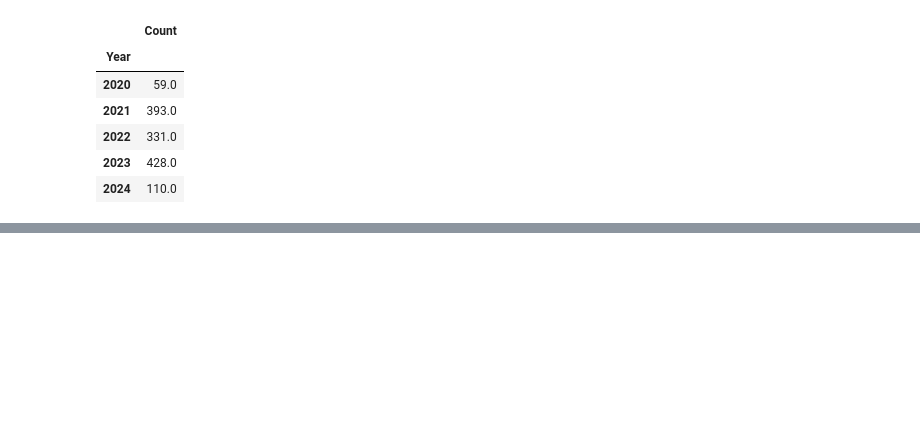
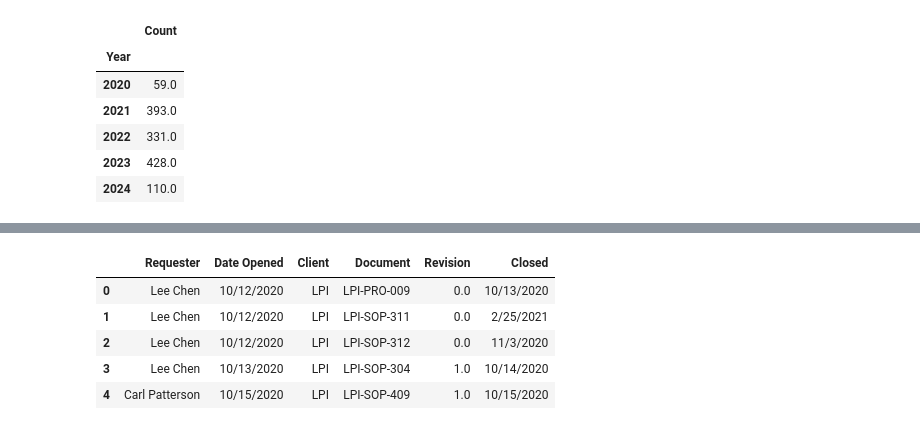
Before and after one commit to cpatterson71/Quality_Dashboard, a Jupyter notebook: Quality_Data_Clean_Up.ipynb, the cells around one changed output, grey strips where cells are left out. Drawn from its saved outputs; the diff is of its cells as text; code cells hidden in the pictures; blank space fills up the shorter version.

```diff
--- a/Quality_Data_Clean_Up.ipynb
+++ b/Quality_Data_Clean_Up.ipynb
@@ -152,0 +155,10 @@ temp3.to_csv('temp3.csv', index=False)
+# %%
+open_cc = open_cc.loc[:,['Requester', 'Date Opened', 'Client', 'Document', 'Revision', 'Closed']]
+open_cc.head()
+# %% [output]
+|  | Requester | Date Opened | Client | Document | Revision | Closed |
+| 0 | Lee Chen | 10/12/2020 | LPI | LPI-PRO-009 | 0.0 | 10/13/2020 |
+| 1 | Lee Chen | 10/12/2020 | LPI | LPI-SOP-311 | 0.0 | 2/25/2021 |
+| 2 | Lee Chen | 10/12/2020 | LPI | LPI-SOP-312 | 0.0 | 11/3/2020 |
+| 3 | Lee Chen | 10/13/2020 | LPI | LPI-SOP-304 | 1.0 | 10/14/2020 |
+| 4 | Carl Patterson | 10/15/2020 | LPI | LPI-SOP-409 | 1.0 | 10/15/2020 |
```
Also changed, not shown: parts of 5 cells of this notebook, 6 other files.
